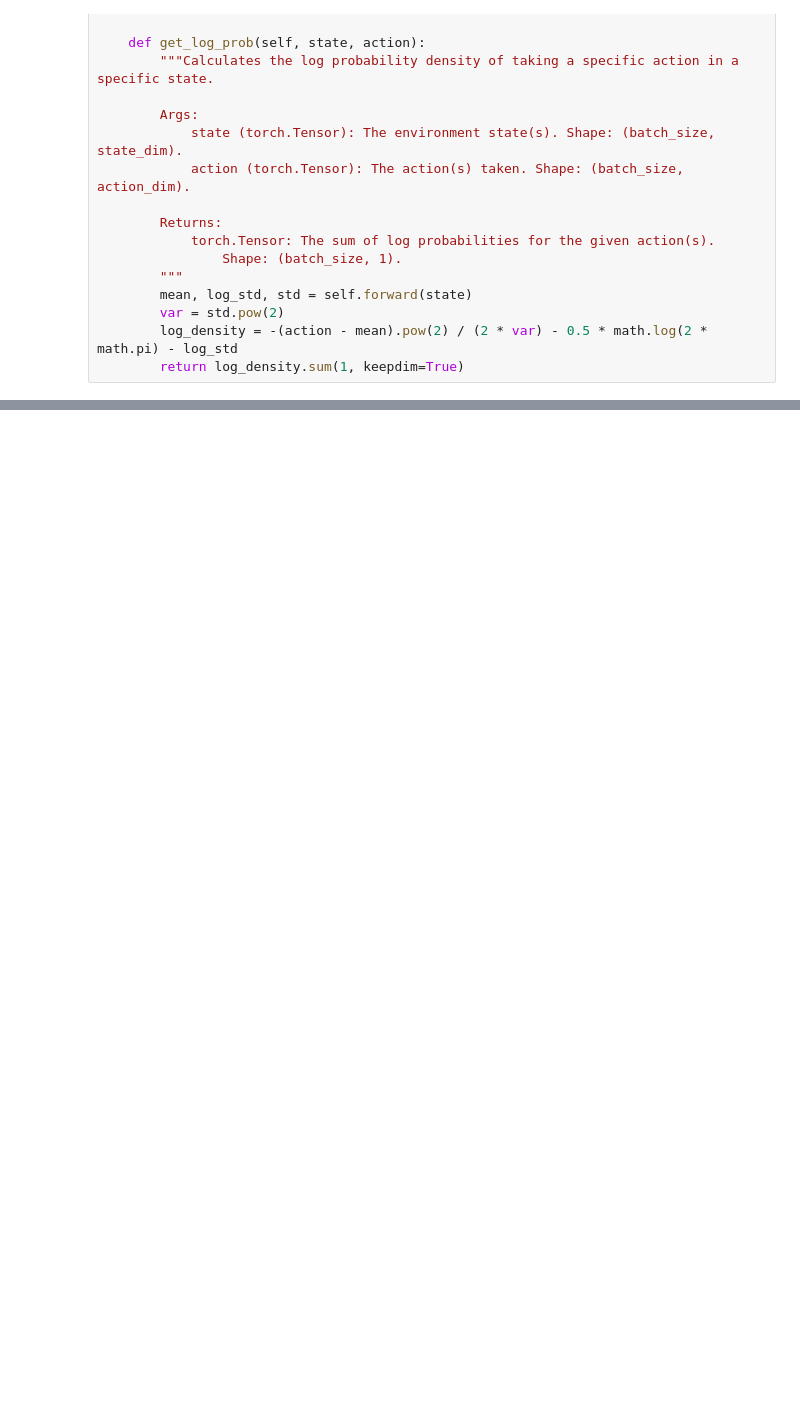
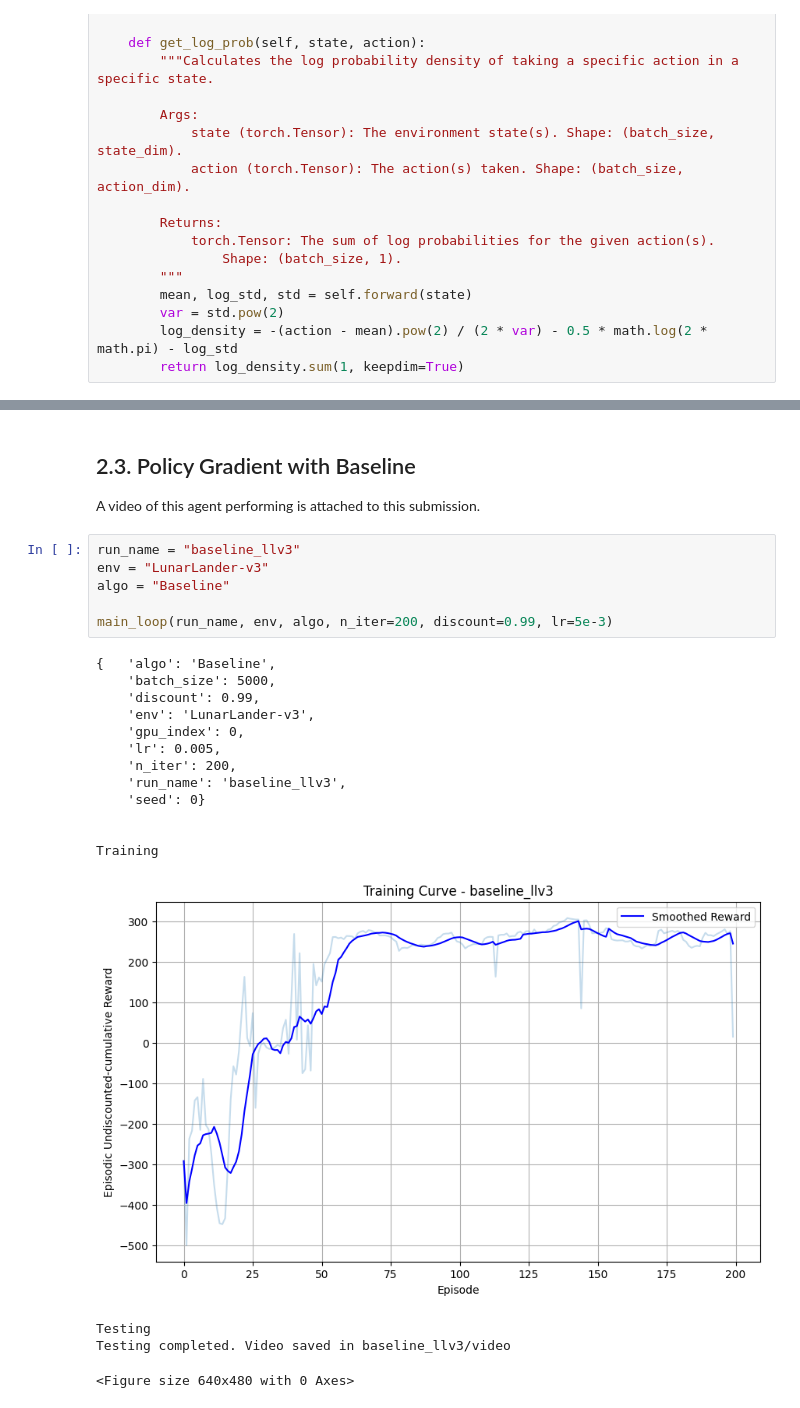
Before and after one commit to BrodyJordan/Courses, a Jupyter notebook: ecen-743_reinforcement_learning/assignments/homework-5/main.ipynb, the cells around one changed output, grey strips where cells are left out. Saved outputs shown, nothing was run; the diff lists cells and outputs as text; blank space fills up the shorter version.

```diff
--- a/ecen-743_reinforcement_learning/assignments/homework-5/main.ipynb
+++ b/ecen-743_reinforcement_learning/assignments/homework-5/main.ipynb
@@ -406,0 +595,27 @@ test_loop(agent, args.env, args.run_name)
+# %% [markdown]
+## 2.3. Policy Gradient with Baseline
+
+A video of this agent performing is attached to this submission.
+# %%
+run_name = "baseline_llv3"
+env = "LunarLander-v3"
+algo = "Baseline"
+
+main_loop(run_name, env, algo, n_iter=200, discount=0.99, lr=5e-3)
+# %% [output]
+{   'algo': 'Baseline',
+    'batch_size': 5000,
+    'discount': 0.99,
+    'env': 'LunarLander-v3',
+    'gpu_index': 0,
+    'lr': 0.005,
+    'n_iter': 200,
+    'run_name': 'baseline_llv3',
+    'seed': 0}
+
+
+Training
+[figure, added]
+Testing
+Testing completed. Video saved in baseline_llv3/video
+<Figure size 640x480 with 0 Axes>
```
Also changed, not shown: parts of 14 cells of this notebook, 16 other files.
